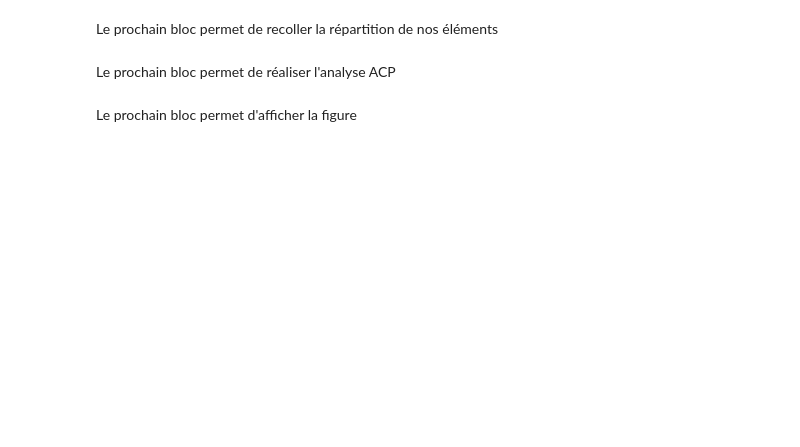
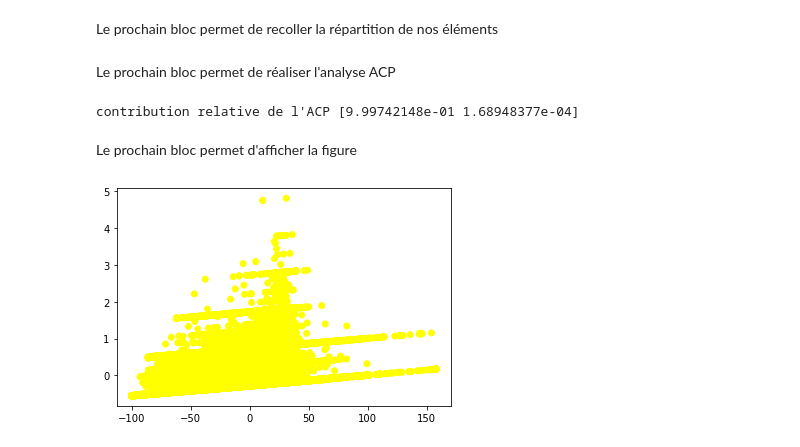
Before and after one commit to vallhallalm/Projet-analyse-de-Tweet, a Jupyter notebook: SVM.ipynb, the cells around one changed output. Cells and saved outputs as stored; diff of their text form; code cells hidden in the pictures; blank space fills up the shorter version.

```diff
--- a/SVM.ipynb
+++ b/SVM.ipynb
@@ -171,21 +188,29 @@ print(client.list_database_names())
 base_db=client.small_tweets_database
 collec_co=base_db.big_dataset_final_with_text_and_levenshtein
 #convert entire collection to Pandas dataframe
-datas=pd.DataFrame(list(collec_co.find()))
-datas= datas.drop(columns='_id')
+données=pd.DataFrame(list(collec_co.find()))
+données= données.drop(columns='_id')
+données= données.drop(columns='verified')
+données= données.drop(columns='followers')
+données= données.drop(columns='user_created_at')
+données= données.drop(columns='tweets')
+données= données.drop(columns='tweets_count')
+données= données.drop(columns='groups_count')
+données= données.drop(columns='mentions_freq')
+données= données.drop(columns='hashtags_freq')
 
-print('dataset shape: ',datas.shape)
+print('dataset shape: ',données.shape)
 print('Summary information on the dataset')
-datas.info()
+données.info()
 
 #CLEANING THE DATA
 print("display NA values in each colums")
-datas.isna().sum(axis=0)
+données.isna().sum(axis=0)
 print("display NULL values in each colums")
-datas.isnull().sum()
+données.isnull().sum()
 
 print("remove line with NA")
-datas= datas.dropna()
-datas = datas
+données= données.dropna()
+données = données
 
-datas= datas.sample(frac=1)     #Shuffle the datas to not be sorted
+données= données.sample(frac=1)     #Shuffle the datas to not be sorted
@@ -196,0 +237,7 @@ predict_results = model.predict(df)
+# %%
+class const(object):
+    maconst=données
+keeper=const()
+df=keeper.maconst
+predict_results = model.predict(df)
+print(predict_results)
@@ -208,29 +257,33 @@ pca = PCA(2)
 pca.fit(new_df)
 
 pca_data = pd.DataFrame(pca.transform(new_df))
-print('contribution relative de l\'ACP', pca.explained_variance_)
+print('contribution relative de l\'ACP', pca.explained_variance_ratio_)
+# %% [output]
+contribution relative de l'ACP [9.99742148e-01 1.68948377e-04]
 # %% [markdown]
 Le prochain bloc permet d'afficher la figure
 # %%
 fig = plt.figure()
 ax = fig.add_subplot(111)
 new_pca_data = pca_data
-cluster_colors = ('blue', 'red')
+cluster_colors = ('blue', 'red','green','yellow','orange','black','purple','pink')
 #We insert label column in new_PCA_data if necessary
 if(not 'label' in new_pca_data.columns):
       new_pca_data.insert(2,"label",labels_array)
 
 #We zoom on the graph by selecting only certain scales
 new_pca_data = new_pca_data[new_pca_data[0] < 200]
 new_pca_data = new_pca_data[new_pca_data[1] < 10]
 ax.scatter(new_pca_data[0], new_pca_data[1],
            c = list(map(lambda label : cluster_colors[label],new_pca_data['label'])))
 
 
 ''' str_labels = list(map(lambda label:'% s' % label, kmeans.labels_))
 
 # list(map(lambda data1, data2, str_label:
 #         ax.text(data1, data2, s = str_label, size = 16.5,
 #         zorder = 20, color = 'k'), pca_data[0], pca_data[1], str_labels))'''
 
 plt.show()
+# %% [output]
+[figure, added]
```
Also changed, not shown: parts of 6 cells of this notebook, 2 other files.
